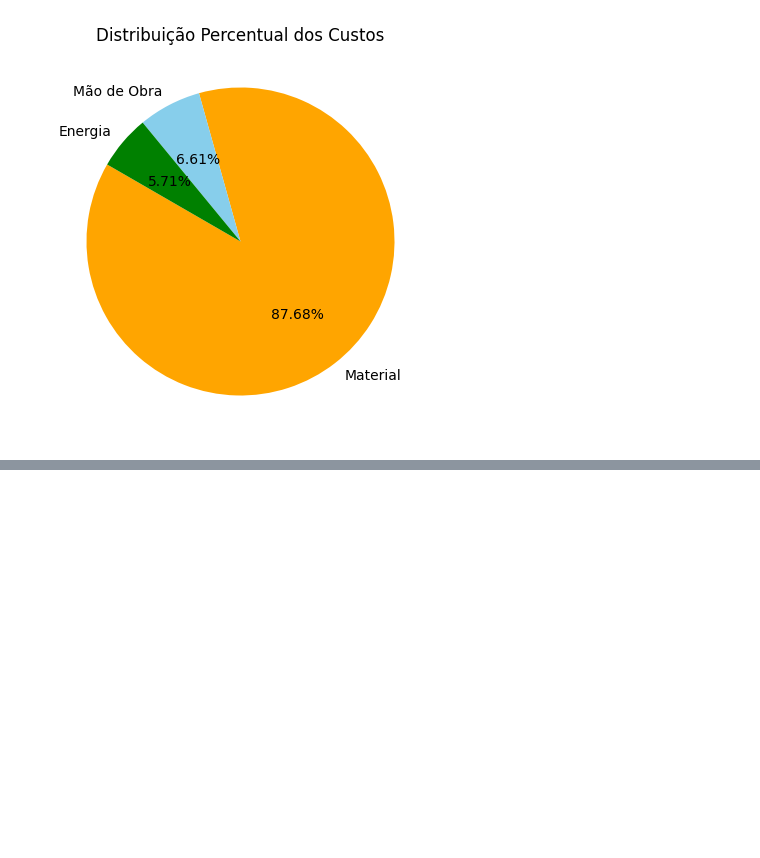
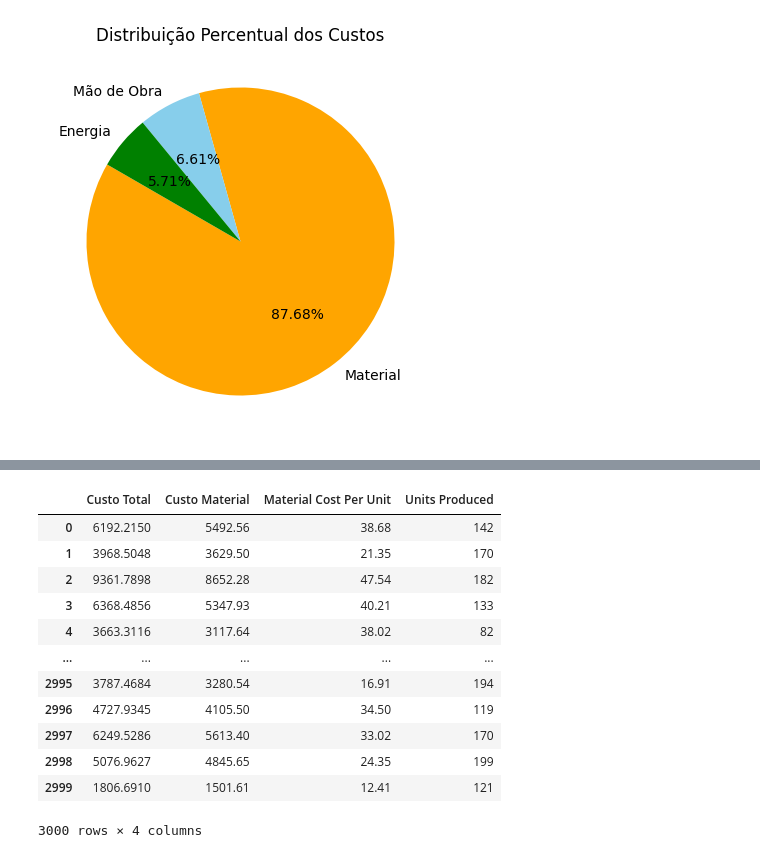
Before and after one commit to jesusthayna60-gif/custos_de_producao, a Jupyter notebook: Projeto_Final_Python.ipynb, the cells around one changed output, grey strips where cells are left out. Cells and saved outputs as stored; diff of their text form; code cells hidden in the pictures; blank space fills up the shorter version.

```diff
--- a/Projeto_Final_Python.ipynb
+++ b/Projeto_Final_Python.ipynb
@@ -277,28 +196,0 @@ Swing: 0.114 horas/unidade
-# %%
-
-print("ANÁLISE DE RECURSOS POR TURNO:")
-print("=" * 40)
-
-# Calcular custos por unidade para cada componente
-df['Custo_Material_Unidade'] = df['Custo Material'] / df['Units Produced']
-df['Custo_Mao_Obra_Unidade'] = df['Custo de Mão de Obra'] / df['Units Produced']
-df['Custo_Energia_Unidade'] = df['Custo de Energia'] / df['Units Produced']
-
-recursos = df.groupby('Shift').agg({
-    'Custo_Material_Unidade': 'mean',
-    'Custo_Mao_Obra_Unidade': 'mean',
-    'Custo_Energia_Unidade': 'mean',
-    'Operator Count': 'mean',
-    'Energy Consumption kWh': 'mean'
-}).round(3)
-
-print("Custos por Unidade e Recursos:")
-print(recursos)
-
-# Verificar eficiência no uso de energia
-df['Eficiencia_Energia'] = df['Units Produced'] / df['Energy Consumption kWh']
-eficiencia_energia = df.groupby('Shift')['Eficiencia_Energia'].mean()
-
-print("\nEficiência Energética (Unidades/kWh):")
-for turno, eficiencia in eficiencia_energia.items():
-    print(f"{turno}: {eficiencia:.2f} unidades por kWh")
@@ -409,0 +230,21 @@ Juntos podem economizar R$ 7601.00 por mês!
+# %%
+#Conclui-se que o custo do mateial não é algo que tem interfencia das outras variaveis.
+
+#logo cabe fazer um programa para fazer com que a industria compre o material mais barato.
+#Pois existe muitas discrepâncias entre os valores, veja:
+
+df[['Custo Total', 'Custo Material', 'Material Cost Per Unit', 'Units Produced']]
+# %% [output]
+|  | Custo Total | Custo Material | Material Cost Per Unit | Units Produced |
+| 0 | 6192.2150 | 5492.56 | 38.68 | 142 |
+| 1 | 3968.5048 | 3629.50 | 21.35 | 170 |
+| 2 | 9361.7898 | 8652.28 | 47.54 | 182 |
+| 3 | 6368.4856 | 5347.93 | 40.21 | 133 |
+| 4 | 3663.3116 | 3117.64 | 38.02 | 82 |
+| ... | ... | ... | ... | ... |
+| 2995 | 3787.4684 | 3280.54 | 16.91 | 194 |
+| 2996 | 4727.9345 | 4105.50 | 34.50 | 119 |
+| 2997 | 6249.5286 | 5613.40 | 33.02 | 170 |
+| 2998 | 5076.9627 | 4845.65 | 24.35 | 199 |
+| 2999 | 1806.6910 | 1501.61 | 12.41 | 121 |
+3000 rows × 4 columns
```
Also changed, not shown: parts of 17 cells of this notebook.
